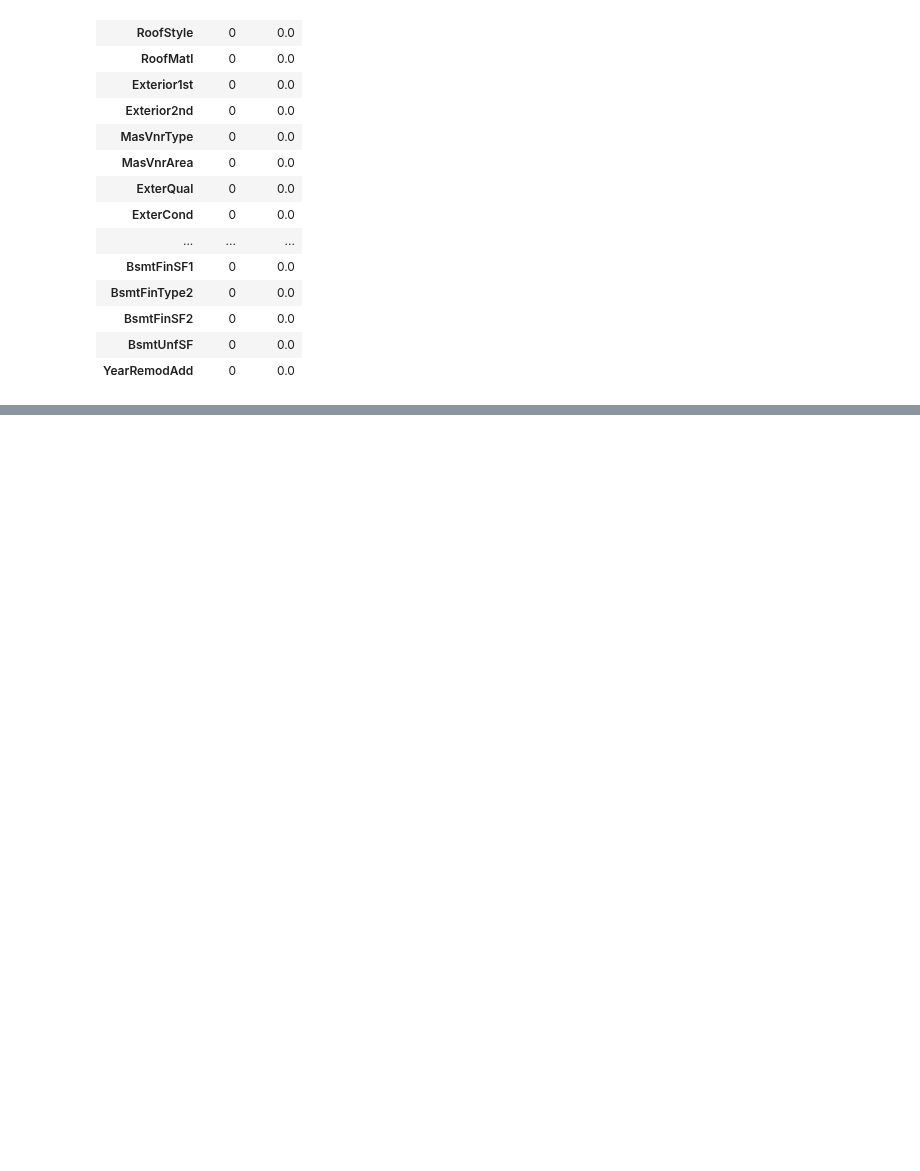
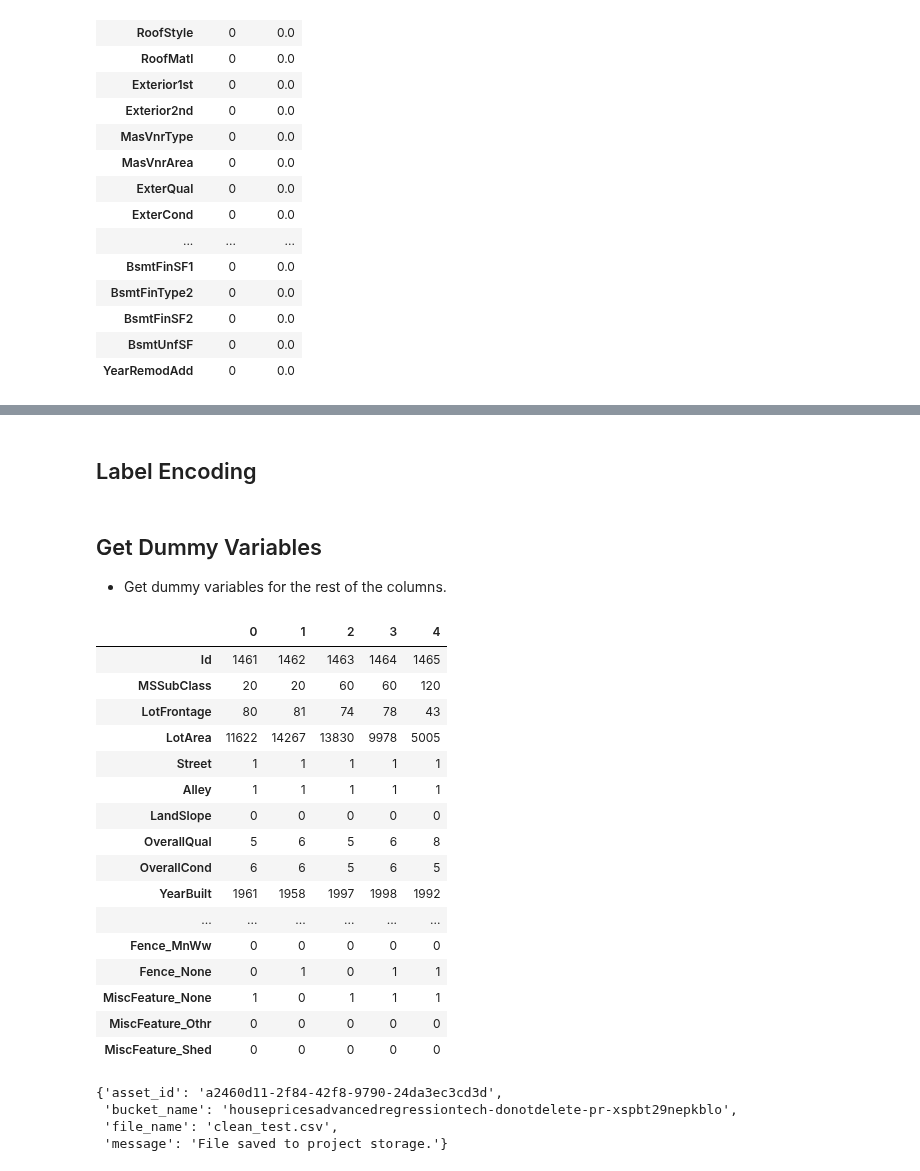
Before and after one commit to Andrew-Carl/House-Prices-Advanced-Regression-Techniques, a Jupyter notebook: Cleaning Test Data.ipynb, the cells around one changed output, grey strips where cells are left out. Drawn from its saved outputs; the diff is of its cells as text; code cells hidden in the pictures; blank space fills up the shorter version.

Commit message:
Finished cleaning and saving test data.

```diff
--- a/Cleaning Test Data.ipynb
+++ b/Cleaning Test Data.ipynb
@@ -521,0 +549,73 @@ missing_data.head(20)
+# %%
+df.Street.cat.set_categories((['Grvl', 'Pave']), ordered=True, inplace=True)
+df.LandSlope.cat.set_categories((['Sev', 'Mod', 'Gtl']), ordered=True, inplace=True)
+df.ExterQual.cat.set_categories((['Fa', 'TA', 'Gd', 'Ex']), ordered=True, inplace=True)
+df.ExterCond.cat.set_categories((['Po', 'Fa', 'TA', 'Gd', 'Ex']), ordered=True, inplace=True)
+df.HeatingQC.cat.set_categories((['Po', 'Fa', 'TA', 'Gd', 'Ex']), ordered=True, inplace=True)
+df.CentralAir.cat.set_categories((['N', 'Y']), ordered=True, inplace=True)
+df.KitchenQual.cat.set_categories((['Fa', 'TA', 'Gd', 'Ex']), ordered=True, inplace=True)
+df.FireplaceQu.cat.set_categories((['None', 'Po', 'TA', 'Fa', 'Gd', 'Ex']), ordered=True, inplace=True)
+df.GarageFinish.cat.set_categories((['None', 'Unf', 'RFn', 'Fin']), ordered=True, inplace=True)
+df.GarageQual.cat.set_categories((['None', 'Po', 'Fa', 'TA', 'Gd', 'Ex']), ordered=True, inplace=True)
+df.GarageCond.cat.set_categories((['None', 'Po', 'Fa', 'TA', 'Gd', 'Ex']), ordered=True, inplace=True)
+df.PavedDrive.cat.set_categories((['N', 'P', 'Y']), ordered=True, inplace=True)
+df.BsmtQual.cat.set_categories((['None', 'Fa', 'TA', 'Gd', 'Ex']), ordered=True, inplace=True)
+df.BsmtCond.cat.set_categories((['None', 'Po', 'Fa', 'TA', 'Gd', 'Ex']), ordered=True, inplace=True)
+df.BsmtExposure.cat.set_categories((['No', 'Av', 'Gd', 'Mn']), ordered=True, inplace=True)
+df.PoolQC.cat.set_categories((['None', 'Fa', 'Gd', 'Ex']), ordered=True, inplace=True)
+# %% [markdown]
+## Label Encoding
+# %%
+label_cols = ('Street', 'Alley', 'LandSlope', 'ExterQual', 'ExterCond', 'HeatingQC',
+              'CentralAir', 'KitchenQual', 'FireplaceQu', 'GarageFinish', 'GarageQual',
+              'GarageCond', 'PavedDrive', 'BsmtQual', 'BsmtCond', 'BsmtExposure',
+              'PoolQC')
+
+for c in label_cols:
+    le = LabelEncoder()
+    le.fit(list(df[c].values))
+    df[c] = le.transform(list(df[c].values))
+# %% [markdown]
+## Get Dummy Variables
+- Get dummy variables for the rest of the columns.
+# %%
+dummy_df = pd.get_dummies(df, columns=['MSZoning', 'LotShape', 'LandContour', 'Utilities', 'LotConfig', 'Neighborhood',
+            'BldgType', 'RoofStyle', 'RoofMatl', 'Exterior1st', 'Exterior2nd', 'MasVnrType',
+            'BsmtExposure', 'BsmtFinType1', 'Heating','Electrical', 'GarageType', 'SaleType',
+            'Condition1', 'Condition2', 'HouseStyle', 'BsmtFinType2', 'Functional', 'SaleCondition',
+            'Foundation', 'Heating', 'Fence', 'MiscFeature'], drop_first=True)
+# %%
+# Function that displays all columns and rows when you use commands like df.head() and df_tail().
+
+def display_all(df):
+    with pd.option_context('display.max_rows', 1000):
+        with pd.option_context('display.max_columns', 1000):
+            display(df)
+# %%
+display_all(dummy_df.head().transpose())
+# %% [output]
+|  | 0 | 1 | 2 | 3 | 4 |
+| Id | 1461 | 1462 | 1463 | 1464 | 1465 |
+| MSSubClass | 20 | 20 | 60 | 60 | 120 |
+| LotFrontage | 80 | 81 | 74 | 78 | 43 |
+| LotArea | 11622 | 14267 | 13830 | 9978 | 5005 |
+| Street | 1 | 1 | 1 | 1 | 1 |
+| Alley | 1 | 1 | 1 | 1 | 1 |
+| LandSlope | 0 | 0 | 0 | 0 | 0 |
+| OverallQual | 5 | 6 | 5 | 6 | 8 |
+| OverallCond | 6 | 6 | 5 | 6 | 5 |
+| YearBuilt | 1961 | 1958 | 1997 | 1998 | 1992 |
+| ... | ... | ... | ... | ... | ... |
+| Fence_MnWw | 0 | 0 | 0 | 0 | 0 |
+| Fence_None | 0 | 1 | 0 | 1 | 1 |
+| MiscFeature_None | 1 | 0 | 1 | 1 | 1 |
+| MiscFeature_Othr | 0 | 0 | 0 | 0 | 0 |
+| MiscFeature_Shed | 0 | 0 | 0 | 0 | 0 |
+# %%
+# Save dataframe as csv file to storage
+project.save_data(data=dummy_df.to_csv(index=False),file_name='clean_test.csv',overwrite=True)
+# %% [output]
+{'asset_id': 'a2460d11-2f84-42f8-9790-24da3ec3cd3d',
+ 'bucket_name': 'housepricesadvancedregressiontech-donotdelete-pr-xspbt29nepkblo',
+ 'file_name': 'clean_test.csv',
+ 'message': 'File saved to project storage.'}
```
Also changed, not shown: parts of 7 cells of this notebook.
